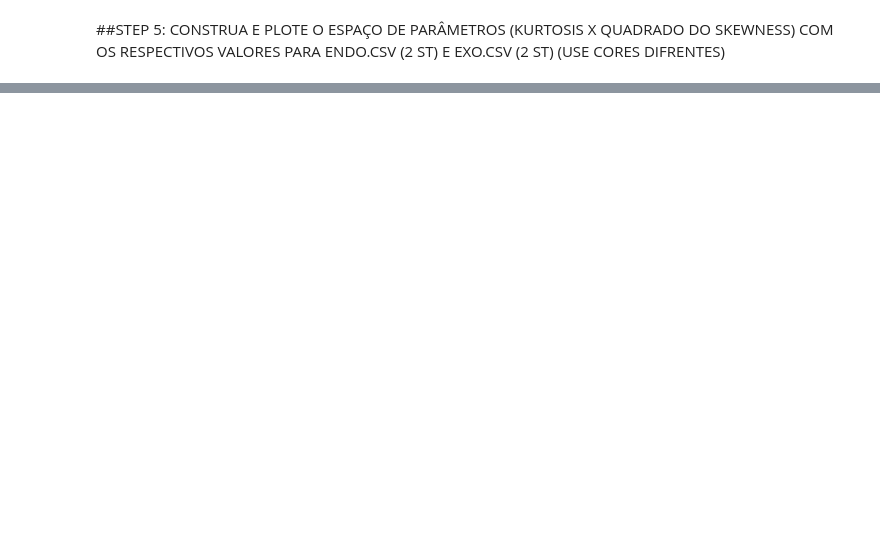
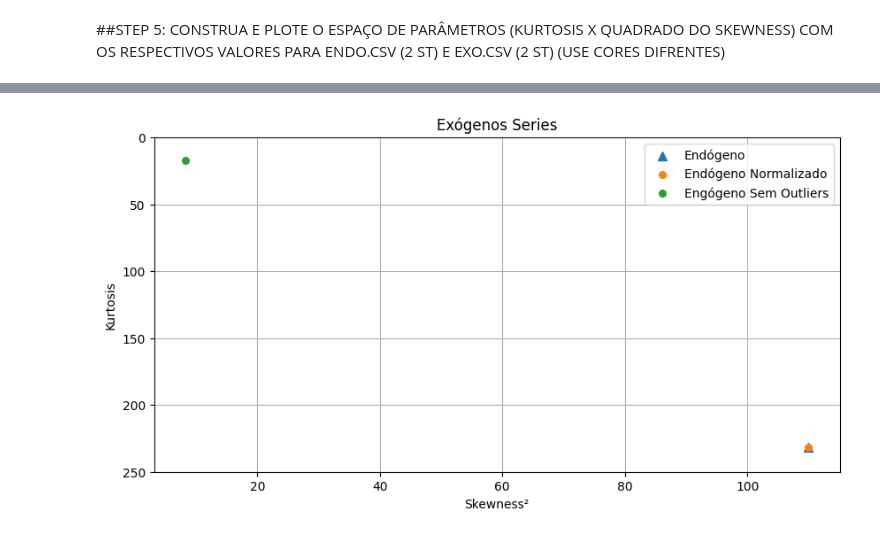
Before and after one commit to barauna-lo/Computational_Statistics, a Jupyter notebook: HandsOn_09/CAP417_HandsOn09_Barauna.ipynb, the cells around one changed output, grey strips where cells are left out. Saved outputs shown, nothing was run; the diff lists cells and outputs as text; code cells hidden in the pictures; blank space fills up the shorter version.

```diff
--- a/HandsOn_09/CAP417_HandsOn09_Barauna.ipynb
+++ b/HandsOn_09/CAP417_HandsOn09_Barauna.ipynb
@@ -232,0 +273,26 @@ plt.show()
+# %%
+size = 30
+figure(figsize=(10,5),dpi=100)
+plt.scatter(dfexo.skew()**2
+            ,dfexo.kurtosis()
+            ,label='Endógeno'
+            ,marker='^'    ,s=50)
+plt.scatter(exo_norm.skew()**2
+           ,exo_norm.kurtosis()
+           ,label='Endógeno Normalizado'
+           ,s=size)
+plt.scatter(exo_remov.skew()**2
+           ,exo_remov.kurtosis()
+           ,label='Endógeno Sem Outliers'
+           ,s=size)
+
+plt.legend()
+plt.ylabel("Kurtosis")
+plt.xlabel("Skewness²")
+plt.title('Exógenos Series')
+#plt.xlim(0,120)
+plt.ylim(250,0)
+plt.grid()
+plt.show()
+# %% [output]
+[figure, added]
```
Also changed, not shown: parts of 8 cells of this notebook.
